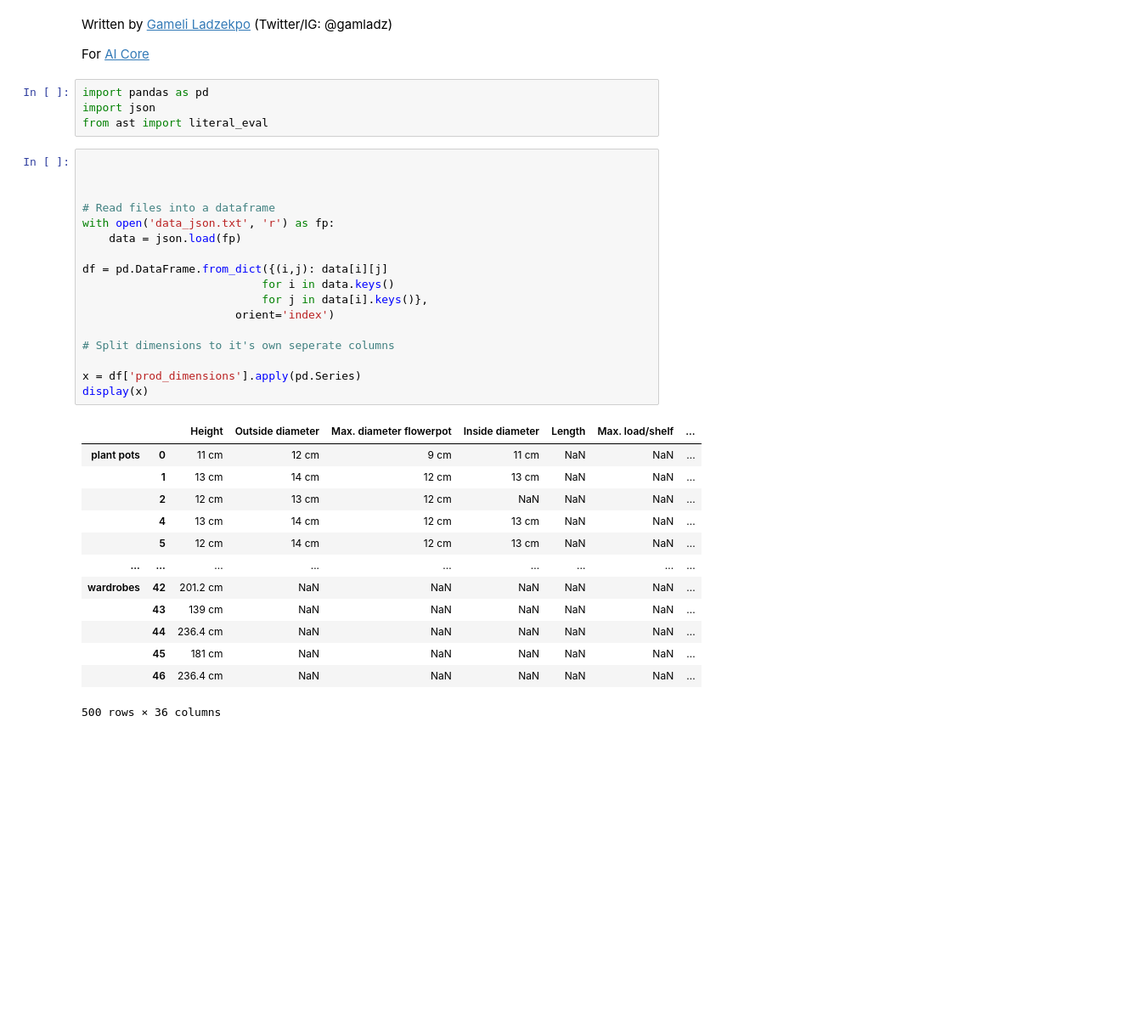
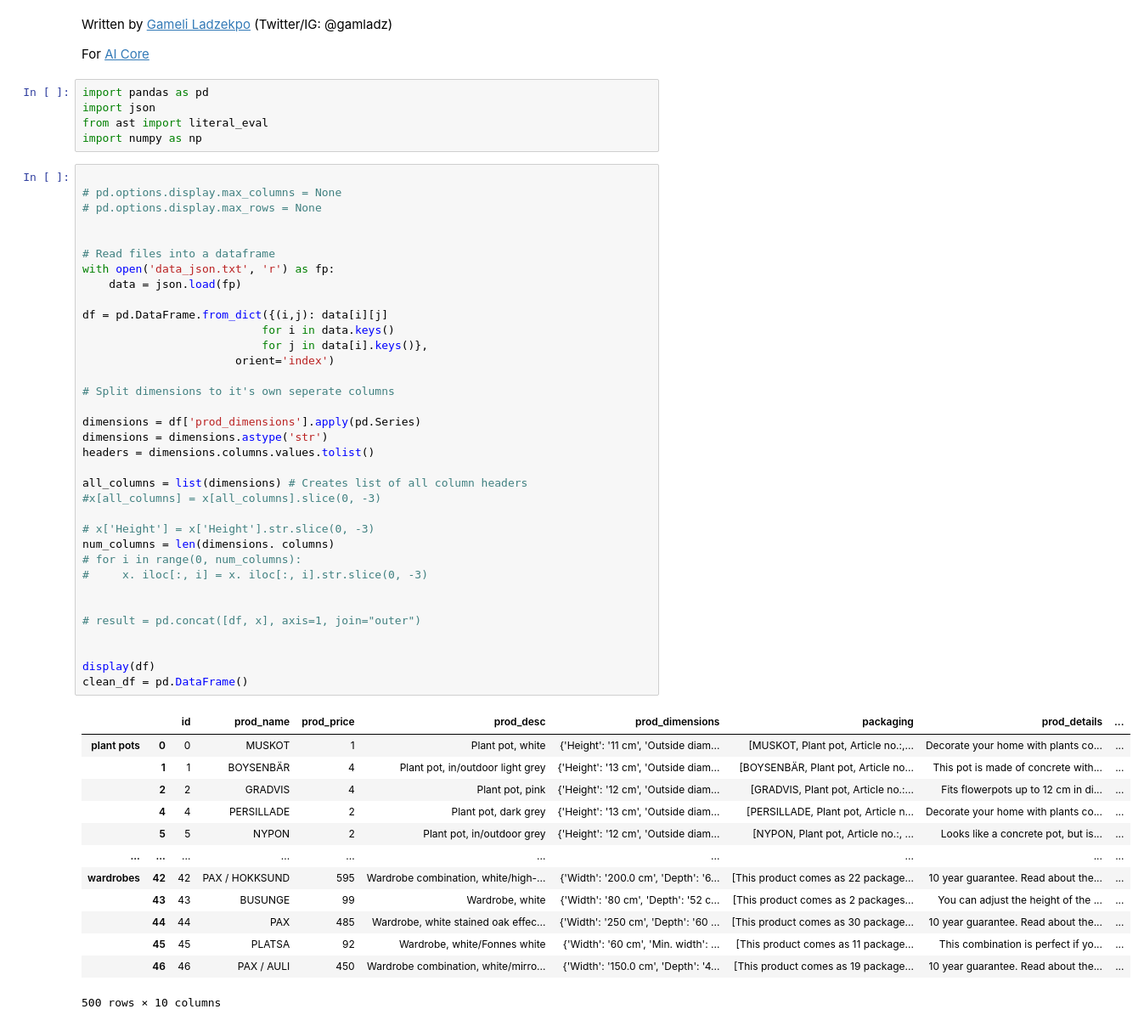
Before and after one commit to gamladz/price-prediction-ikea, a Jupyter notebook: Exploratory-Data-Analysis.ipynb, the cells around one changed output. Shown at 85% size. Cells and saved outputs as stored; diff of their text form; blank space fills up the shorter version.

```diff
--- a/Exploratory-Data-Analysis.ipynb
+++ b/Exploratory-Data-Analysis.ipynb
@@ -6,34 +6,53 @@ For [AI Core](theaicore.com)
 import pandas as pd
 import json
 from ast import literal_eval
+import numpy as np
 # %%
 
+# pd.options.display.max_columns = None
+# pd.options.display.max_rows = None
 
 
 # Read files into a dataframe
 with open('data_json.txt', 'r') as fp:
     data = json.load(fp)
 
 df = pd.DataFrame.from_dict({(i,j): data[i][j]
                            for i in data.keys()
                            for j in data[i].keys()},
                        orient='index')
 
 # Split dimensions to it's own seperate columns
 
-x = df['prod_dimensions'].apply(pd.Series)
-display(x)
+dimensions = df['prod_dimensions'].apply(pd.Series)
+dimensions = dimensions.astype('str')
+headers = dimensions.columns.values.tolist()
+
+all_columns = list(dimensions) # Creates list of all column headers
+#x[all_columns] = x[all_columns].slice(0, -3)
+
+# x['Height'] = x['Height'].str.slice(0, -3)
+num_columns = len(dimensions. columns)
+# for i in range(0, num_columns):
+#     x. iloc[:, i] = x. iloc[:, i].str.slice(0, -3)
+
+
+# result = pd.concat([df, x], axis=1, join="outer")
+
+
+display(df)
+clean_df = pd.DataFrame()
 # %% [output]
-|  |  | Height | Outside diameter | Max. diameter flowerpot | Inside diameter | Length | Max. load/shelf | ... |
-| plant pots | 0 | 11 cm | 12 cm | 9 cm | 11 cm | NaN | NaN | ... |
-|  | 1 | 13 cm | 14 cm | 12 cm | 13 cm | NaN | NaN | ... |
-|  | 2 | 12 cm | 13 cm | 12 cm | NaN | NaN | NaN | ... |
-|  | 4 | 13 cm | 14 cm | 12 cm | 13 cm | NaN | NaN | ... |
-|  | 5 | 12 cm | 14 cm | 12 cm | 13 cm | NaN | NaN | ... |
-| ... | ... | ... | ... | ... | ... | ... | ... | ... |
-| wardrobes | 42 | 201.2 cm | NaN | NaN | NaN | NaN | NaN | ... |
-|  | 43 | 139 cm | NaN | NaN | NaN | NaN | NaN | ... |
-|  | 44 | 236.4 cm | NaN | NaN | NaN | NaN | NaN | ... |
-|  | 45 | 181 cm | NaN | NaN | NaN | NaN | NaN | ... |
-|  | 46 | 236.4 cm | NaN | NaN | NaN | NaN | NaN | ... |
+|  |  | id | prod_name | prod_price | prod_desc | prod_dimensions | packaging | prod_details | ... |
+| plant pots | 0 | 0 | MUSKOT | 1 | Plant pot, white | {'Height': '11 cm', 'Outside diam... | [MUSKOT, Plant pot, Article no.:,... | Decorate your home with plants co... | ... |
+|  | 1 | 1 | BOYSENBÄR | 4 | Plant pot, in/outdoor light grey | {'Height': '13 cm', 'Outside diam... | [BOYSENBÄR, Plant pot, Article no... | This pot is made of concrete with... | ... |
+|  | 2 | 2 | GRADVIS | 4 | Plant pot, pink | {'Height': '12 cm', 'Outside diam... | [GRADVIS, Plant pot, Article no.:... | Fits flowerpots up to 12 cm in di... | ... |
+|  | 4 | 4 | PERSILLADE | 2 | Plant pot, dark grey | {'Height': '13 cm', 'Outside diam... | [PERSILLADE, Plant pot, Article n... | Decorate your home with plants co... | ... |
+|  | 5 | 5 | NYPON | 2 | Plant pot, in/outdoor grey | {'Height': '12 cm', 'Outside diam... | [NYPON, Plant pot, Article no.:, ... | Looks like a concrete pot, but is... | ... |
+| ... | ... | ... | ... | ... | ... | ... | ... | ... | ... |
+| wardrobes | 42 | 42 | PAX / HOKKSUND | 595 | Wardrobe combination, white/high-... | {'Width': '200.0 cm', 'Depth': '6... | [This product comes as 22 package... | 10 year guarantee. Read about the... | ... |
+|  | 43 | 43 | BUSUNGE | 99 | Wardrobe, white | {'Width': '80 cm', 'Depth': '52 c... | [This product comes as 2 packages... | You can adjust the height of the ... | ... |
+|  | 44 | 44 | PAX | 485 | Wardrobe, white stained oak effec... | {'Width': '250 cm', 'Depth': '60 ... | [This product comes as 30 package... | 10 year guarantee. Read about the... | ... |
+|  | 45 | 45 | PLATSA | 92 | Wardrobe, white/Fonnes white | {'Width': '60 cm', 'Min. width': ... | [This product comes as 11 package... | This combination is perfect if yo... | ... |
+|  | 46 | 46 | PAX / AULI | 450 | Wardrobe combination, white/mirro... | {'Width': '150.0 cm', 'Depth': '4... | [This product comes as 19 package... | 10 year guarantee. Read about the... | ... |
-500 rows × 36 columns
+500 rows × 10 columns
```
Also changed, not shown: parts of 13 cells of this notebook.
